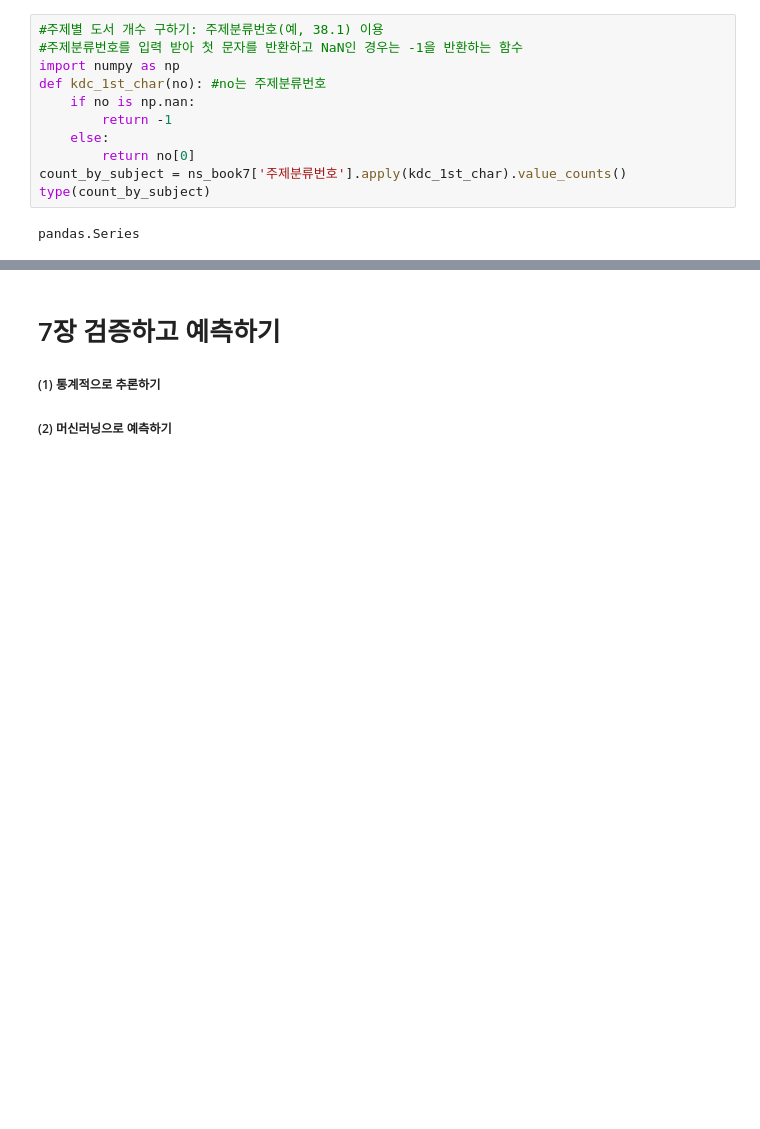
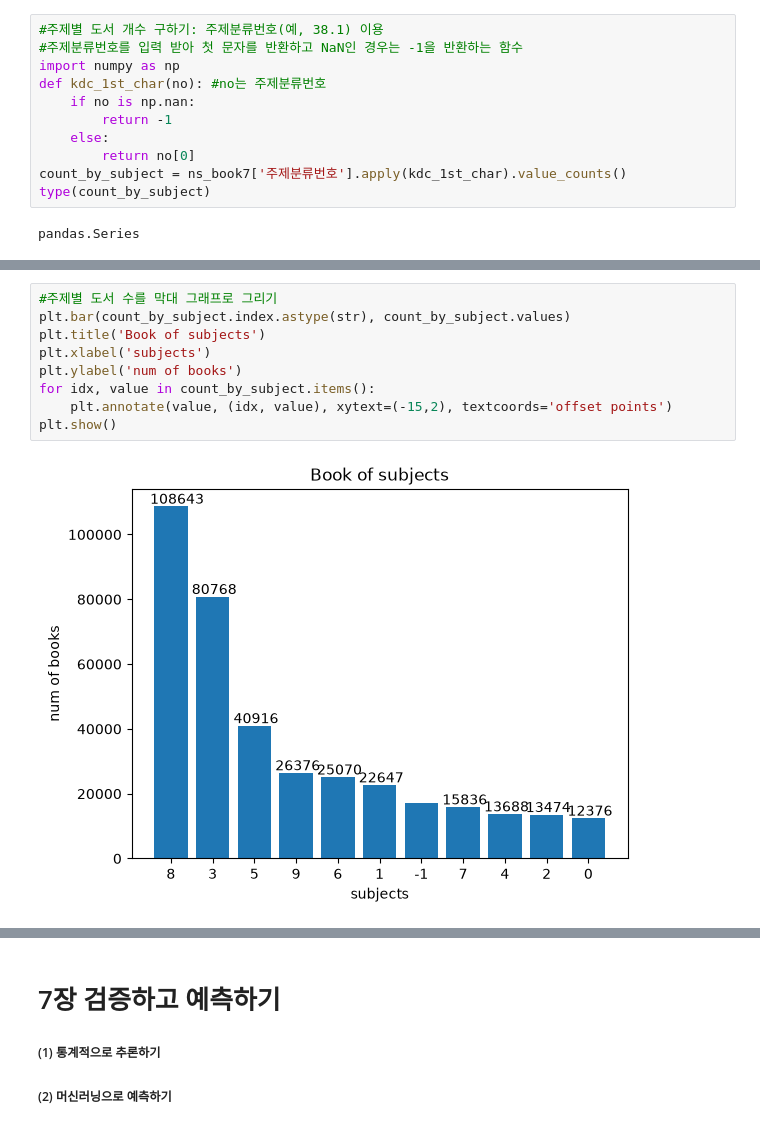
Before and after one commit to yccho1004/pythonBasic, a Jupyter notebook: HonGong-DataAnalysis_py/basics_DA.ipynb, the cells around one changed output, grey strips where cells are left out. Cells and saved outputs as stored; diff of their text form; blank space fills up the shorter version.

```diff
--- a/HonGong-DataAnalysis_py/basics_DA.ipynb
+++ b/HonGong-DataAnalysis_py/basics_DA.ipynb
@@ -930,0 +987,11 @@ plt.title()
+# %%
+#주제별 도서 수를 막대 그래프로 그리기
+plt.bar(count_by_subject.index.astype(str), count_by_subject.values)
+plt.title('Book of subjects')
+plt.xlabel('subjects')
+plt.ylabel('num of books')
+for idx, value in count_by_subject.items():
+    plt.annotate(value, (idx, value), xytext=(-15,2), textcoords='offset points')
+plt.show()
+# %% [output]
+[figure, added]
```
Also changed, not shown: parts of 13 cells of this notebook, 3 other files.
